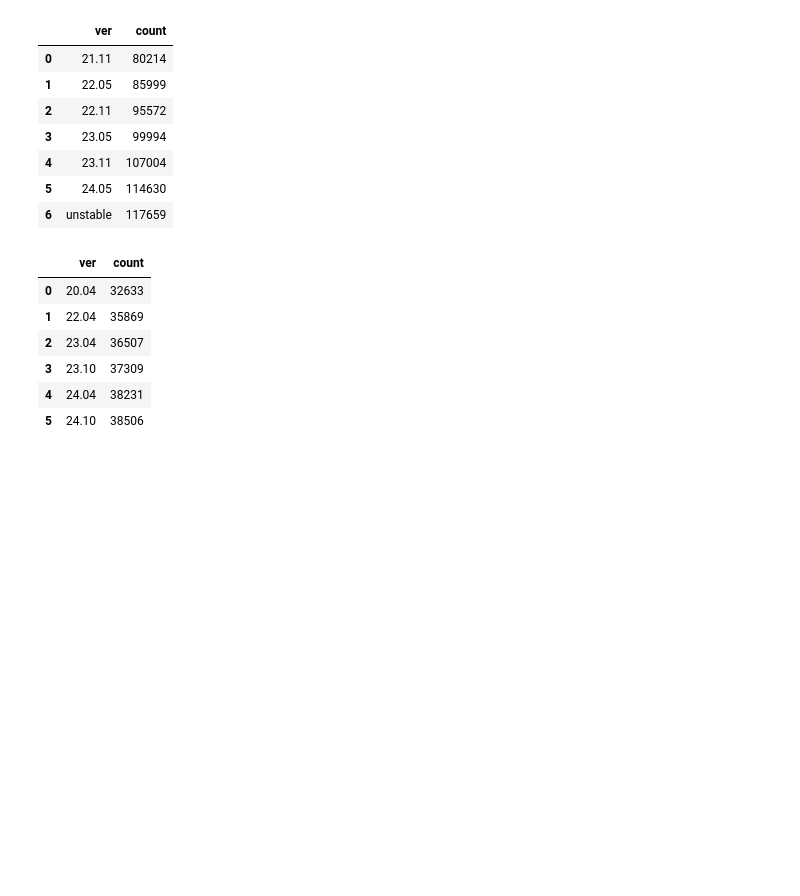
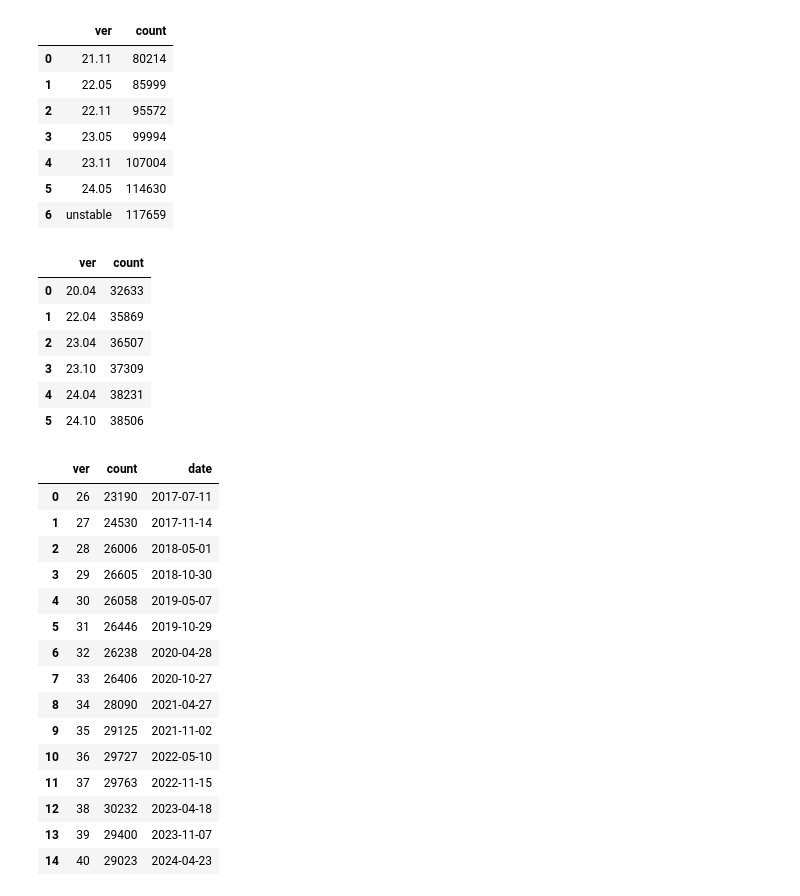
Before and after one commit to TyberiusPrime/20240823_Nix_Presentation_Bioinformatics_Meetup, a Jupyter notebook: images/repo_size/reposize.ipynb, the cells around one changed output. Cells and saved outputs as stored; diff of their text form; code cells hidden in the pictures; blank space fills up the shorter version.

```diff
--- a/images/repo_size/reposize.ipynb
+++ b/images/repo_size/reposize.ipynb
@@ -115,3 +116,63 @@ pdfubuntu
 | 3 | 23.10 | 37309 |
 | 4 | 24.04 | 38231 |
 | 5 | 24.10 | 38506 |
+# %%
+data = """
+Fedora 26 	23190 	5482 	45 	1465 	13133 	2696 	0 	69 	48 	0 	252 	1777
+Fedora 27 	24530 	5775 	45 	1536 	13600 	3143 	0 	74 	50 	0 	307 	1827
+Fedora 28 	26006 	6264 	48 	1820 	14107 	3319 	0 	76 	53 	0 	319 	1882
+Fedora 29 	26605 	6634 	51 	1969 	14037 	3449 	0 	73 	55 	1 	336 	1826
+Fedora 30 	26058 	6650 	51 	1869 	13568 	3477 	0 	78 	54 	2 	309 	1787
+Fedora 31 	26446 	6785 	41 	1789 	13867 	3494 	0 	88 	48 	2 	332 	1673
+Fedora 32 	26238 	6800 	41 	1751 	13722 	3458 	0 	102 	49 	2 	313 	1559
+Fedora 33 	26406 	7053 	43 	1862 	13086 	3836 	0 	102 	48 	4 	372 	1444
+Fedora 34 	28090 	7723 	43 	1816 	13793 	4203 	0 	100 	50 	4 	358 	1380
+Fedora 35 	29125 	8199 	49 	2077 	13670 	4550 	0 	107 	51 	5 	417 	1293
+Fedora 36 	29727 	8777 	54 	2294 	13375 	4644 	0 	114 	57 	4 	408 	1198
+Fedora 37 	29763 	9641 	57 	2451 	12385 	4673 	0 	109 	61 	3 	383 	1045
+Fedora 38 	30232 	11091 	63 	2497 	11318 	4707 	0 	110 	68 	2 	376 	891
+Fedora 39 	29400 	12951 	76 	2301 	9086 	4474 	0 	101 	68 	2 	341 	752
+Fedora 40 	29023 	14791 	80 	2309 	7443 	3852 	0 	112 	72 	1 	363 	571"""
+release_dates = """26 	2017-07-11 	2018-05-29 	4.11 	3.24
+27 	2017-11-14 	2018-11-30 	4.13 	3.26
+28 	2018-05-01 	2019-05-28 	4.16 	3.28
+29 	2018-10-30 	2019-11-26 	4.18 	3.30
+30 	2019-05-07 	2020-05-26 	5.0 	3.32
+31 	2019-10-29 	2020-11-24 	5.3 	3.34
+32 	2020-04-28 	2021-05-25 	5.6 	3.36
+33 	2020-10-27 	2021-11-30 	5.8 	3.38
+34 	2021-04-27 	2022-06-07 	5.11 	40
+35 	2021-11-02 	2022-12-13 	5.14 	41
+36 	2022-05-10 	2023-05-16 	5.17 	42
+37 	2022-11-15 	2023-12-05[7] 	6.0 	43
+38 	2023-04-18 	2024-05-21[8] 	6.2 	44
+39 	2023-11-07 	2024-11-12[7] 	6.5 	45
+40 	2024-04-23 	2025-05-13[9] 	6.8 	46 """
+lines = [x.split("\t") for x in data.strip().split("\n") if not 'Backports' in x]
+pdffedora = pd.DataFrame({
+    'ver': [x[0].replace("Fedora",'').replace(' stable ', '').strip() for x in lines],
+    'count': [int(x[1]) for x in lines],
+})
+release_dates = [x.split("\t") for x in release_dates.strip().split("\n") if not 'Backports' in x]
+import datetime
+release_dates = {x[0].strip(): datetime.datetime.strptime(x[1].strip(), "%Y-%m-%d").date() for x in release_dates}
+pdffedora = pdffedora.assign(date = [release_dates[x] for x in pdffedora.ver])
+
+pdffedora
+# %% [output]
+|  | ver | count | date |
+| 0 | 26 | 23190 | 2017-07-11 |
+| 1 | 27 | 24530 | 2017-11-14 |
+| 2 | 28 | 26006 | 2018-05-01 |
+| 3 | 29 | 26605 | 2018-10-30 |
+| 4 | 30 | 26058 | 2019-05-07 |
+| 5 | 31 | 26446 | 2019-10-29 |
+| 6 | 32 | 26238 | 2020-04-28 |
+| 7 | 33 | 26406 | 2020-10-27 |
+| 8 | 34 | 28090 | 2021-04-27 |
+| 9 | 35 | 29125 | 2021-11-02 |
+| 10 | 36 | 29727 | 2022-05-10 |
+| 11 | 37 | 29763 | 2022-11-15 |
+| 12 | 38 | 30232 | 2023-04-18 |
+| 13 | 39 | 29400 | 2023-11-07 |
+| 14 | 40 | 29023 | 2024-04-23 |
```
Also changed, not shown: parts of 5 cells of this notebook, 5 other files.
